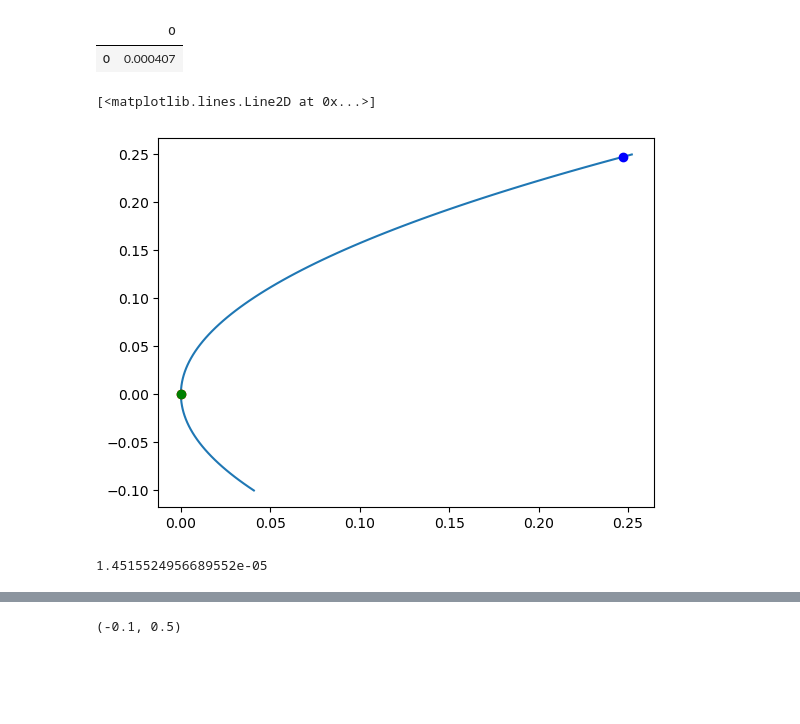
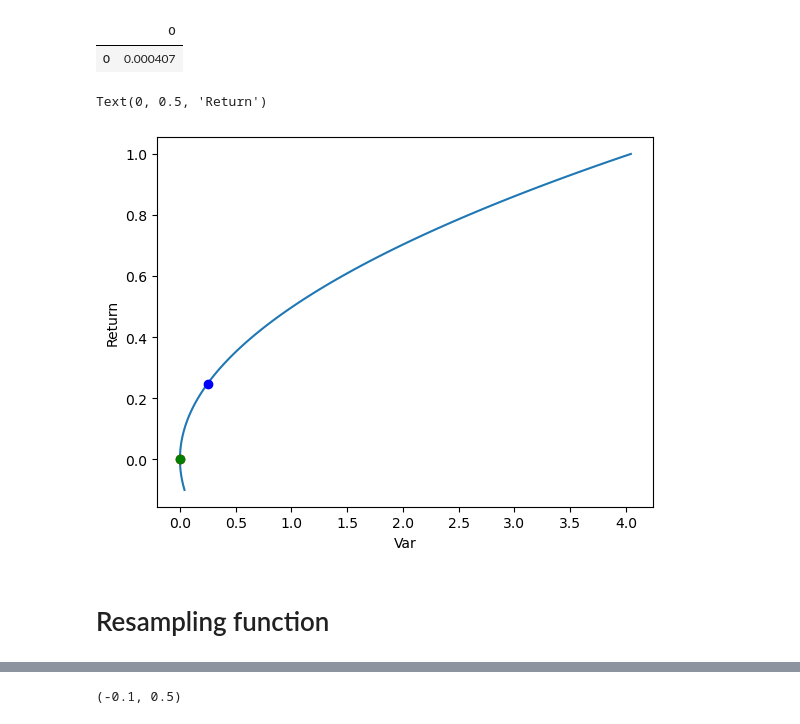
Before and after one commit to victoriawong1123/quant_asset, a Jupyter notebook: project_testing/qarm_self.ipynb, the cells around one changed output, grey strips where cells are left out. Saved outputs shown, nothing was run; the diff lists cells and outputs as text; code cells hidden in the pictures; blank space fills up the shorter version.

```diff
--- a/project_testing/qarm_self.ipynb
+++ b/project_testing/qarm_self.ipynb
@@ -172,13 +176,13 @@ def efficient_frontier(mean, vcv, risk_aversion, num_port):
     e = np.ones(np.shape(mean)[0])
     vcv_inv = np.linalg.inv(vcv)
     A = mean.T @ vcv_inv @ mean
-    B = mean.T @ vcv_inv @ e
+    B = e.T @ vcv_inv @ mean
     C = e.T @ vcv_inv @ e
     alpha_spec = (e.T @ vcv_inv @ mean) / risk_aversion
     alpha_min = 1-alpha_spec
 
     # The mean-variance efficient frontier
-    mu = np.linspace(-0.1, 0.25, num_port)
+    mu = np.linspace(-0.1, 1, num_port)
     std = ((C * pow(mu, 2) - 2*B*mu + A)/(A*C-pow(B, 2))).T.reshape(-1)
     frontier = pd.DataFrame({'mu_p': mu, 'mu_std': std})
 
@@ -197,7 +201,7 @@ def efficient_frontier(mean, vcv, risk_aversion, num_port):
     optimal_mean = optimal_weight.T @ mean
     optimal_variance = optimal_weight.T @ vcv @ optimal_weight
 
-    return [frontier, gmvp_weight, gmvp_mean, gmvp_variance, optimal_weight, optimal_mean, optimal_variance]
+    return frontier, gmvp_weight, gmvp_mean, gmvp_variance, optimal_weight, optimal_mean, optimal_variance
 # %%
 r = efficient_frontier(opt_mean.values, opt_vcv.values, risk_aversion=2, num_port=100)
 r[0]
@@ -303,31 +311,26 @@ def optimal_portfolio(mean, vcv, initial_weight, risk_free):
 # %%
 f = efficient_frontier(opt_mean.values, opt_vcv.values, risk_aversion=1, num_port=100)
 
 ax = plt.gca()
 ax.plot(f[0]['mu_std'], f[0]['mu_p'])
 gmvp_weight = f[1]
 gmvp_retr = f[2]
 gmvp_vcv = f[3]
 
 optimal_variance = f[-1]
 optimal_mu = f[-2]
 
 ax.plot(gmvp_vcv, gmvp_retr, 'ro')
 ax.plot(optimal_variance, optimal_mu, 'bo')
 
-res = optimal_portfolio(opt_mean.values, opt_vcv.values, r[1], 0.05)
+
+res = optimal_portfolio(opt_mean.values, opt_vcv.values, f[1], 0.05)
 ax.plot(res[-1], res[-2], 'go')
-
-#     d = np.linspace(0, 0.25, 101)
-#     ax.plot(d, y, 'k--')
-# ax.axhline(y=0,color='g', ls='-')
+ax.set_xlabel('Var')
+ax.set_ylabel('Return')
 # %% [output]
-[<matplotlib.lines.Line2D at 0x...>]
+Text(0, 0.5, 'Return')
-[figure, old version]
+[figure, new version]
-# %%
-gmvp_vcv
-# %% [output]
-1.4515524956689552e-05
 # %%
 # ax = plt.gca()
 # y2 = list(f[0]['mu_std']) # this is actually the squared root of the variance
@@ -387 +360,3 @@ def portfolio_resampling(row_selected, num_iter, risk_aversion, len_dummy_mu):
+# %% [markdown]
+# Resampling function
 # %%
```
Also changed, not shown: parts of 29 cells of this notebook.
